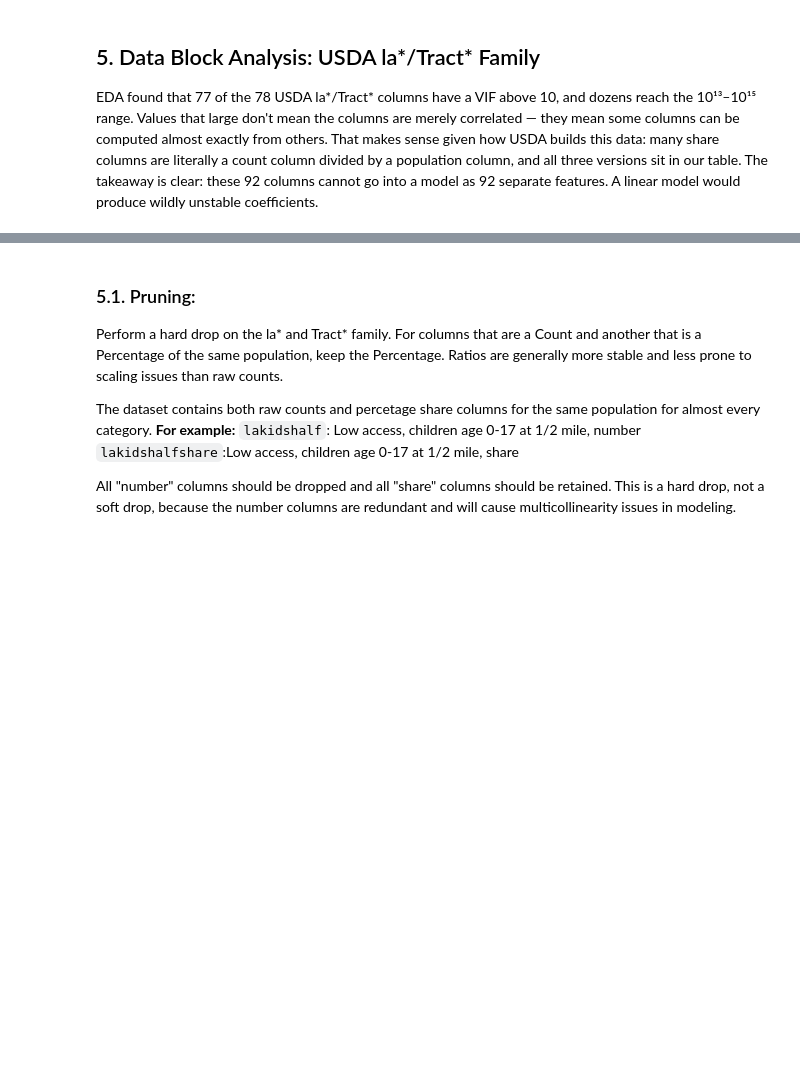
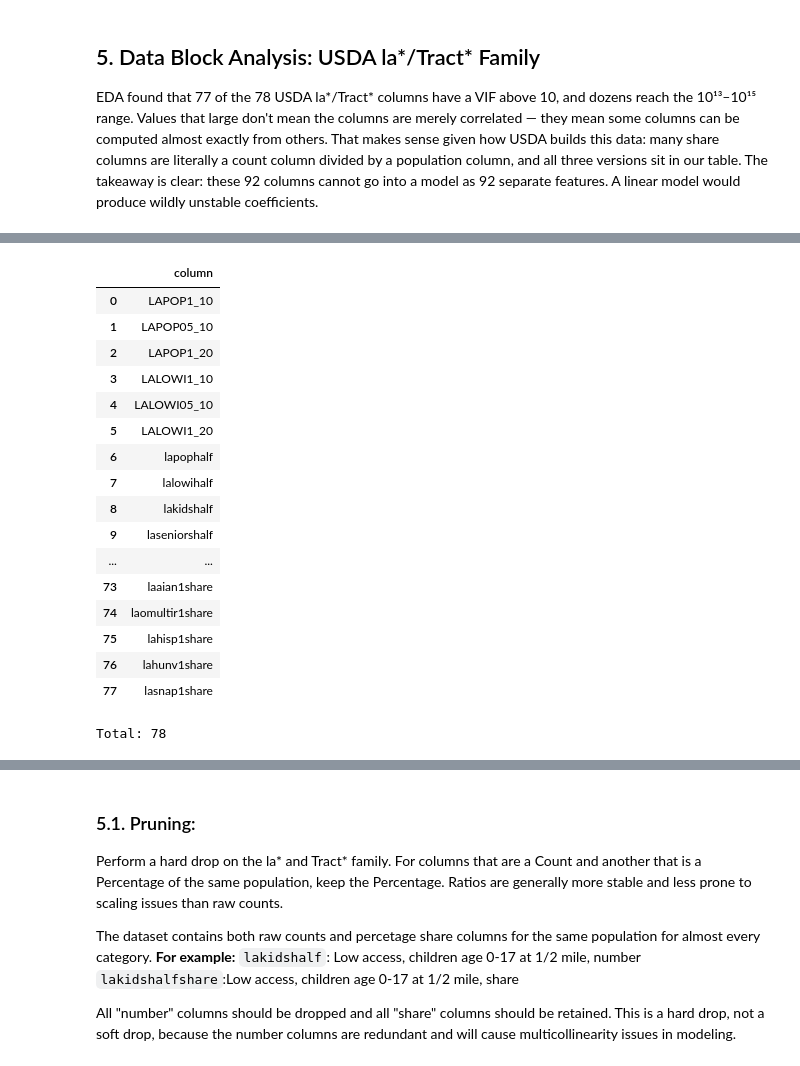
Before and after one commit to ngwalker93/ads599-capstone-hypertension-risk-atlas, a Jupyter notebook: notebooks/04_FeatureEngineering/01_feature_engineering.ipynb, the cells around one changed output, grey strips where cells are left out. Drawn from its saved outputs; the diff is of its cells as text; code cells hidden in the pictures; blank space fills up the shorter version.

```diff
--- a/notebooks/04_FeatureEngineering/01_feature_engineering.ipynb
+++ b/notebooks/04_FeatureEngineering/01_feature_engineering.ipynb
@@ -151,0 +230,22 @@ pd.DataFrame({
+# %%
+display(pd.DataFrame(la_family, columns=['column']))
+print(f"Total: {len(la_family)}")
+# %% [output]
+|  | column |
+| 0 | LAPOP1_10 |
+| 1 | LAPOP05_10 |
+| 2 | LAPOP1_20 |
+| 3 | LALOWI1_10 |
+| 4 | LALOWI05_10 |
+| 5 | LALOWI1_20 |
+| 6 | lapophalf |
+| 7 | lalowihalf |
+| 8 | lakidshalf |
+| 9 | laseniorshalf |
+| ... | ... |
+| 73 | laaian1share |
+| 74 | laomultir1share |
+| 75 | lahisp1share |
+| 76 | lahunv1share |
+| 77 | lasnap1share |
+Total: 78
```
Also changed, not shown: parts of 22 cells of this notebook.
